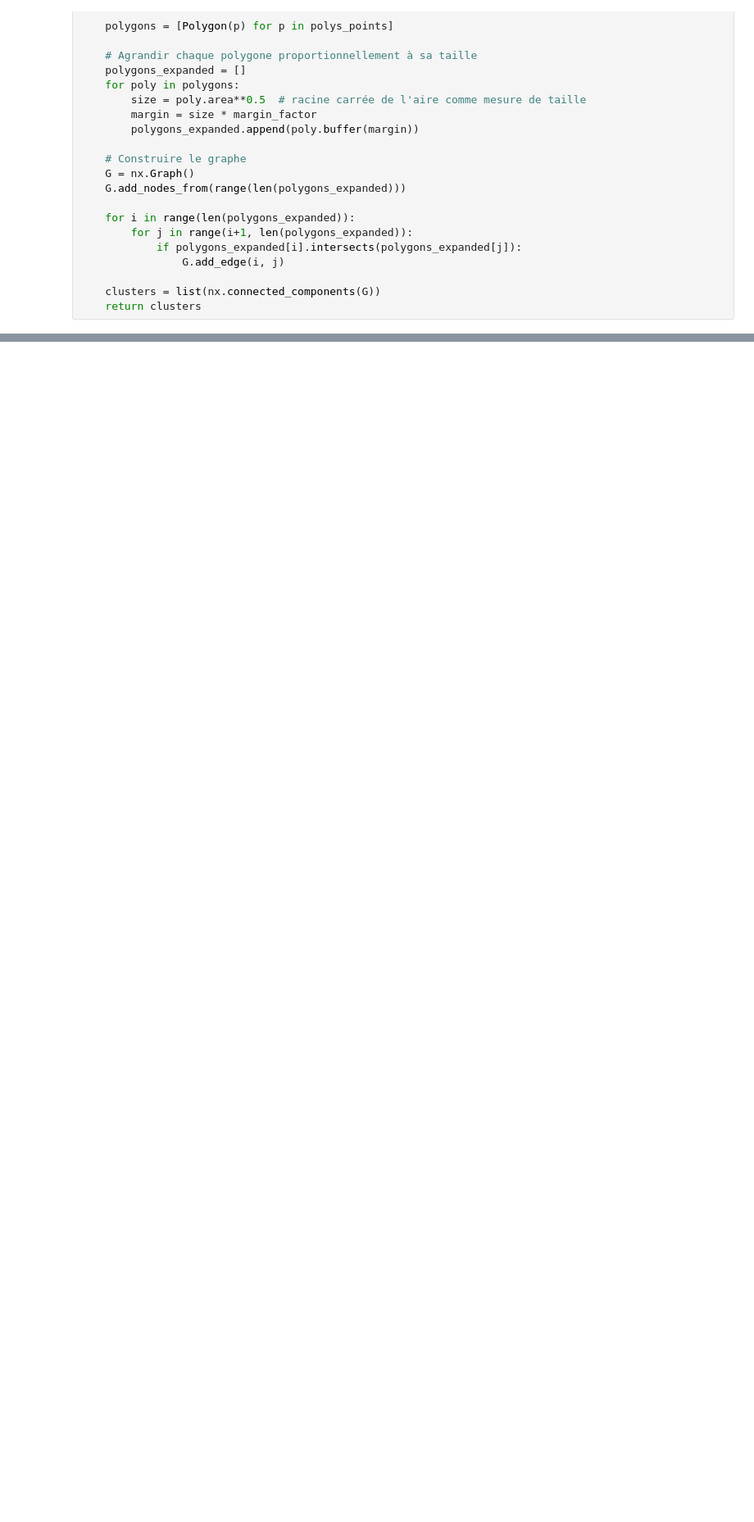
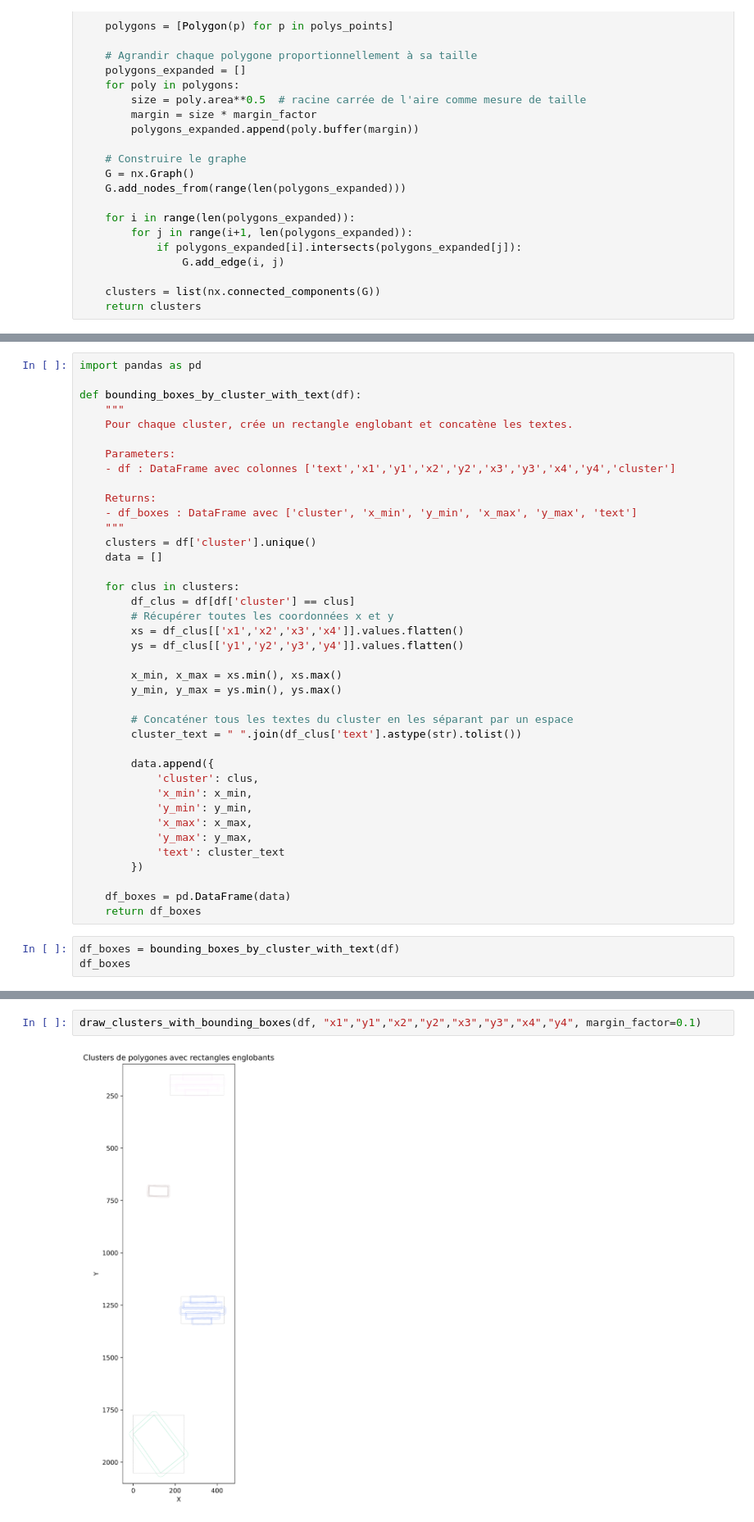
Before and after one commit to moi0075/TraductionBD, a Jupyter notebook: notebooks/main.ipynb, the cells around one changed output, grey strips where cells are left out. Shown at 82% size. Cells and saved outputs as stored; diff of their text form; blank space fills up the shorter version.

```diff
--- a/notebooks/main.ipynb
+++ b/notebooks/main.ipynb
@@ -168,0 +442,42 @@ draw_clusters_polygons(result[0]["rec_polys"], margin_factor=0.1, dpi=600, linew
+# %%
+import pandas as pd
+
+def bounding_boxes_by_cluster_with_text(df):
+    """
+    Pour chaque cluster, crée un rectangle englobant et concatène les textes.
+
+    Parameters:
+    - df : DataFrame avec colonnes ['text','x1','y1','x2','y2','x3','y3','x4','y4','cluster']
+
+    Returns:
+    - df_boxes : DataFrame avec ['cluster', 'x_min', 'y_min', 'x_max', 'y_max', 'text']
+    """
+    clusters = df['cluster'].unique()
+    data = []
+
+    for clus in clusters:
+        df_clus = df[df['cluster'] == clus]
+        # Récupérer toutes les coordonnées x et y
+        xs = df_clus[['x1','x2','x3','x4']].values.flatten()
+        ys = df_clus[['y1','y2','y3','y4']].values.flatten()
+
+        x_min, x_max = xs.min(), xs.max()
+        y_min, y_max = ys.min(), ys.max()
+
+        # Concaténer tous les textes du cluster en les séparant par un espace
+        cluster_text = " ".join(df_clus['text'].astype(str).tolist())
+
+        data.append({
+            'cluster': clus,
+            'x_min': x_min,
+            'y_min': y_min,
+            'x_max': x_max,
+            'y_max': y_max,
+            'text': cluster_text
+        })
+
+    df_boxes = pd.DataFrame(data)
+    return df_boxes
+# %%
+df_boxes = bounding_boxes_by_cluster_with_text(df)
+df_boxes
@@ -168,0 +593,4 @@ draw_clusters_polygons(result[0]["rec_polys"], margin_factor=0.1, dpi=600, linew
+# %%
+draw_clusters_with_bounding_boxes(df, "x1","y1","x2","y2","x3","y3","x4","y4", margin_factor=0.1)
+# %% [output]
+[figure, added]
```
Also changed, not shown: parts of 39 cells of this notebook, 45 other files.
